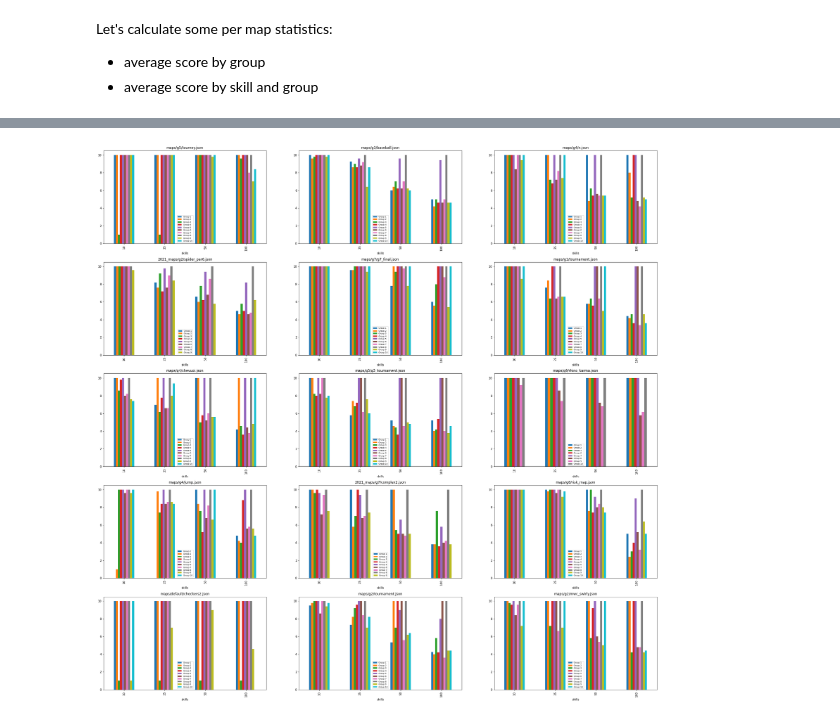
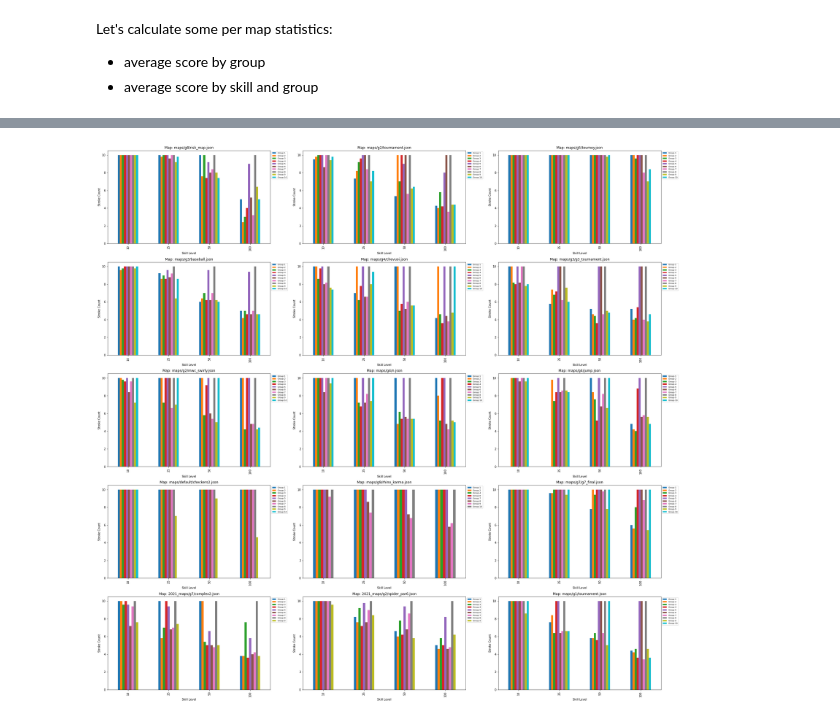
Before and after one commit to yunlanli/polygolf22, a Jupyter notebook: notebooks/tournament_result_analysis.ipynb, the cells around one changed output, grey strips where cells are left out. Cells and saved outputs as stored; diff of their text form; code cells hidden in the pictures.

Commit message:
update tournament results analysis notebook

```diff
--- a/notebooks/tournament_result_analysis.ipynb
+++ b/notebooks/tournament_result_analysis.ipynb
@@ -26,3 +28,10 @@ tournament_results.head()
+# %%
+def annotate(plot, x, y):
+	for p in plot.patches:
+		plot.annotate(f'{p.get_height():.1f}', (p.get_x() + x, p.get_height() + y))
+# %%
+def save_fig(df_plot, path):
+	df_plot.get_figure().savefig(path, bbox_inches='tight')
 # %% [markdown]
 ## Timeout Statistics
 
@@ -130,0 +154,17 @@ scores_by_skill_df.plot.bar(x="skills", y=groups)
+# %%
+scores_by_skill_df = avg_scores_by_skill_level_and_group.reset_index().pivot(index="skills", columns="player_names", values="scores").reset_index()
+scores_plot = scores_by_skill_df.plot.bar(
+	x="skills", y=groups,
+	xlabel='Skill Level', ylabel='Stroke Count')
+scores_plot.legend(loc='best', fontsize='x-small', bbox_to_anchor=(1,1))
+save_fig(scores_plot, 'graphs/avg_score_by_skill.png')
+
+scores_by_skill_df = avg_scores_by_skill_level_and_group.reset_index()
+for skill in [10, 25, 50, 100]:
+	score_by_skill_plot = scores_by_skill_df[scores_by_skill_df['skills'] == skill].filter(['player_names', 'scores']).plot.bar(
+		x="player_names", y="scores",
+		xlabel='Groups', ylabel='Stroke Count',
+		title=f'Average Number of Strokes Per Group: Skill Level {skill}',
+		legend=False)
+	annotate(score_by_skill_plot, 0, 0.1)
+	save_fig(score_by_skill_plot, f'graphs/avg_scores_skill_{skill}.png')
@@ -154,18 +211,23 @@ avg_scores_map_df.head(tl).plot.bar(x='map', y=groups)
 # %%
 avg_scores_map_skill_df = avg_scores_by_map_skill.reset_index()
 
 nrow, ncol = 5, 3
 map_fig, map_axes = plt.subplots(nrow, ncol, figsize=(35, 35))
 
 count = 0
 for tmap in maps:
 	map_df = avg_scores_map_skill_df[avg_scores_map_skill_df['map'] == tmap]
 	map_groups = list(set(map_df['player_names'].values.tolist()))
 	map_groups.sort(key=lambda x: int(x.split(' ')[-1]))
 
 	map_df = map_df.pivot(index='skills', columns='player_names', values='scores').reset_index()
-	map_df.plot.bar(x='skills', y=map_groups, title=tmap, ax=map_axes[count // ncol, count % ncol])
-	map_axes[count // ncol, count % ncol].legend(loc='best', fontsize='x-small')
+	map_df.plot.bar(
+		x='skills', y=map_groups,
+		xlabel='Skill Level', ylabel='Stroke Count', title=f'Map: {tmap}',
+		ax=map_axes[count // ncol, count % ncol])
+	map_axes[count // ncol, count % ncol].legend(loc='best', fontsize='x-small', bbox_to_anchor=(1,1))
 	count += 1
+
+map_fig.savefig('graphs/tournament_score_by_map_skill.png', bbox_inches='tight')
 # %% [output]
-[figure, old version]
+[figure, new version]
```
Also changed, not shown: parts of 7 cells of this notebook.
